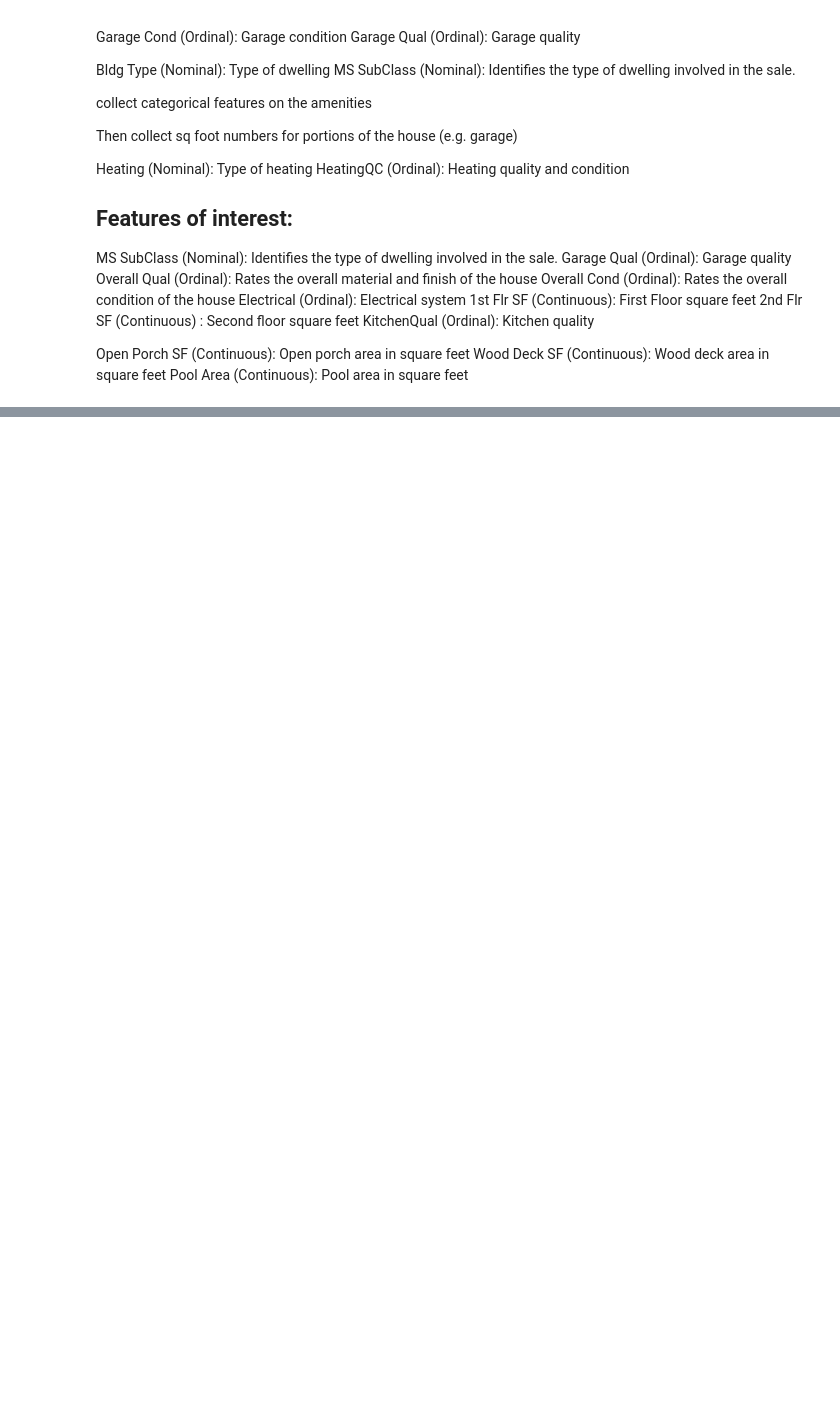
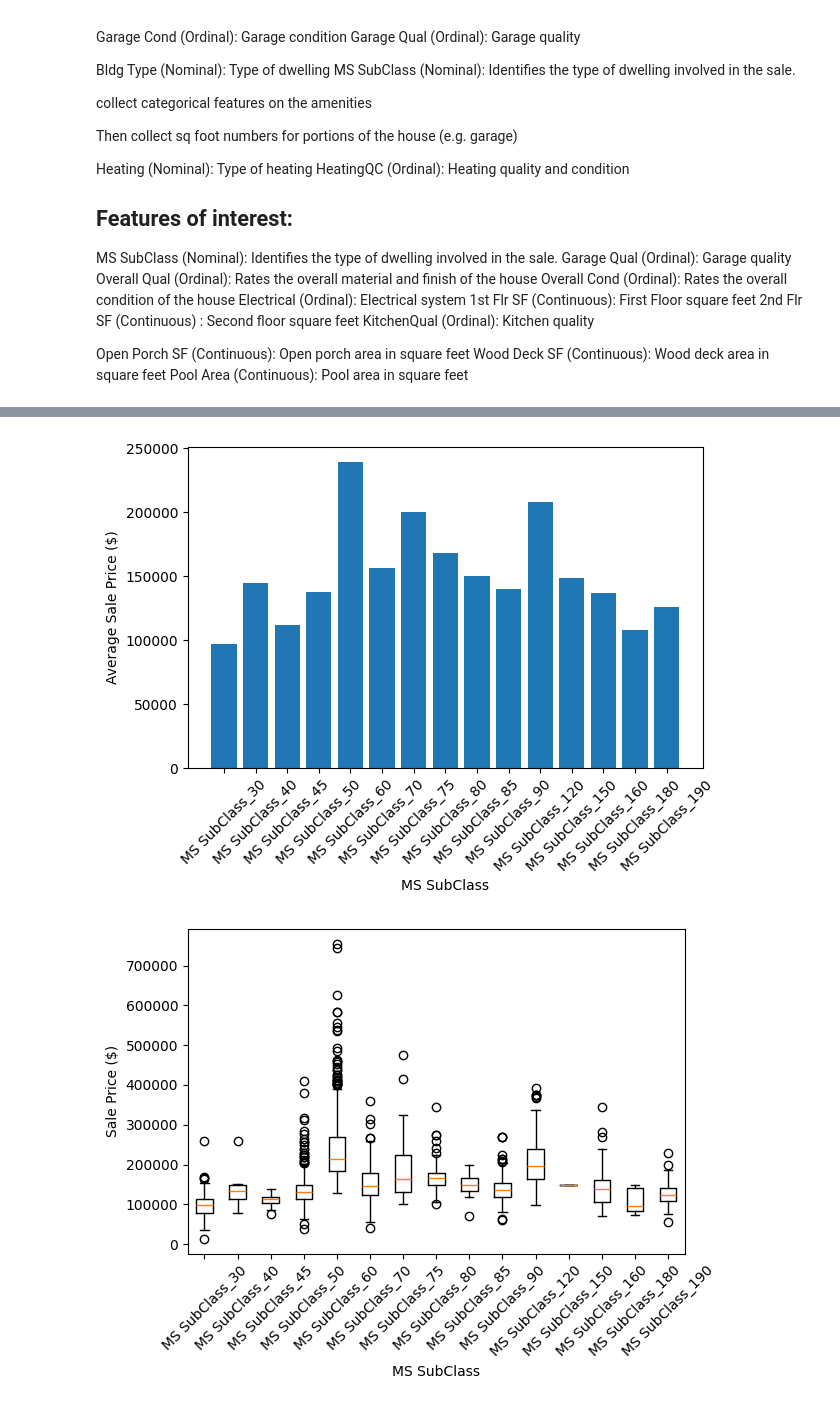
Before and after one commit to johneckberg/week6activity2621, a Jupyter notebook: week_6.ipynb, the cells around one changed output, grey strips where cells are left out. Cells and saved outputs as stored; diff of their text form; code cells hidden in the pictures; blank space fills up the shorter version.

```diff
--- a/week_6.ipynb
+++ b/week_6.ipynb
@@ -69,7 +69,7 @@ T-statistic: -1.3283615935245678, P-value: 0.18793228491854658
 # Ames Housing prices
 # %%
 # load in ames housing prices
-ames_df = pandas.read_csv(f"C:/Users/eckbergj/.vscode/CSC2621/AmesHousing.csv")
+ames_df = pandas.read_csv(f"C:/Users/eckbergj/.vscode/week6activity2621/AmesHousing.csv")
 ames_df.describe()
 # %% [output]
 |  | Order | PID | MS SubClass | Lot Frontage | Lot Area | Overall Qual | Overall Cond | Year Built | ... |
@@ -172,13 +174,9 @@ Open Porch SF (Continuous): Open porch area in square feet
 Wood Deck SF (Continuous): Wood deck area in square feet
 Pool Area (Continuous): Pool area in square feet
 # %%
-# bar chart comparing MS Subclass to Sale Price
-
 # one hot encode MS SubClass
 # krisker wallace test
-
-plt.bar(ames_df["MS SubClass"], ames_df["SalePrice"])
-plt.xlabel("MS SubClass")
-plt.ylabel("Sale Price ($)")
-plt.show()
+ames_df = pandas.get_dummies(ames_df, columns=["MS SubClass"], drop_first=True)
+print(ames_df.head())
+print(ames_df.columns)
 # %% [output]
@@ -185,0 +200,22 @@ ValueError: Cannot set a DataFrame with multiple columns to the single column MS
+# %%
+# bar chart comparing MS Subclass to Sale Price
+ms_subclass_cols = ["MS SubClass_30","MS SubClass_40","MS SubClass_45","MS SubClass_50","MS SubClass_60","MS SubClass_70", "MS SubClass_75", "MS SubClass_80", "MS SubClass_85", "MS SubClass_90", "MS SubClass_120", "MS SubClass_150", "MS SubClass_160", "MS SubClass_180", "MS SubClass_190"]
+mean_prices = [ames_df[ames_df[col] == True]["SalePrice"].mean() for col in ms_subclass_cols]
+plt.bar(ms_subclass_cols, mean_prices)
+plt.xlabel("MS SubClass")
+plt.ylabel("Average Sale Price ($)")
+plt.xticks(rotation=45)
+plt.tight_layout()
+plt.show()
+
+
+# next do a boxplot of the sale prices by MS SubClass
+plt.boxplot([ames_df[ames_df[col] == True]["SalePrice"] for col in ms_subclass_cols], labels=ms_subclass_cols)
+plt.xlabel("MS SubClass")
+plt.ylabel("Sale Price ($)")
+plt.xticks(rotation=45)
+plt.tight_layout()
+plt.show()
+# %% [output]
+[figure, added]
+[figure, added]
```
Also changed, not shown: parts of 12 cells of this notebook.
